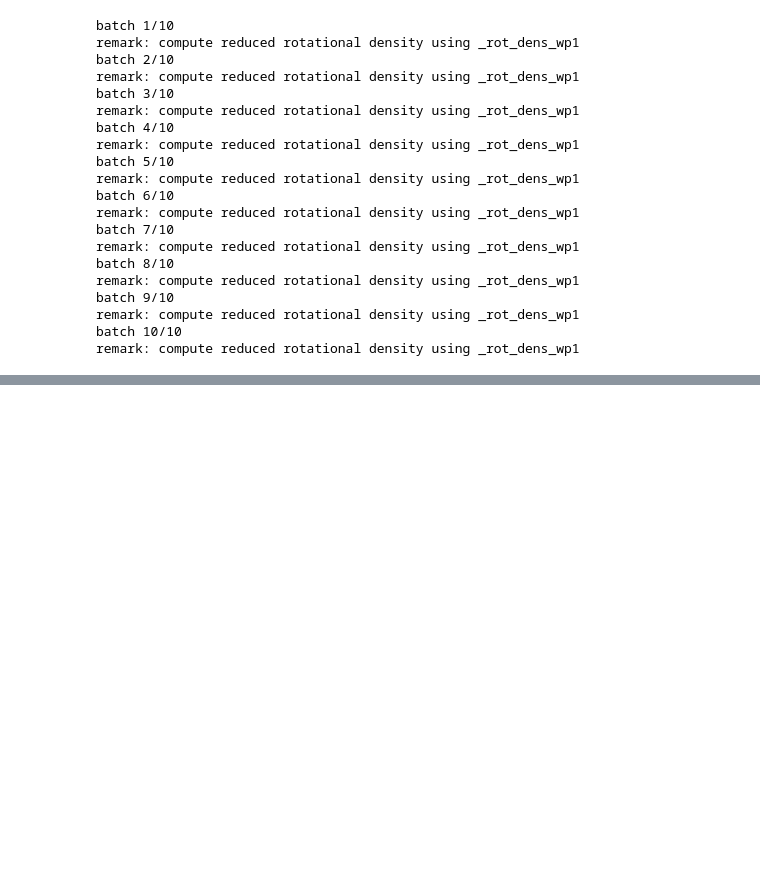
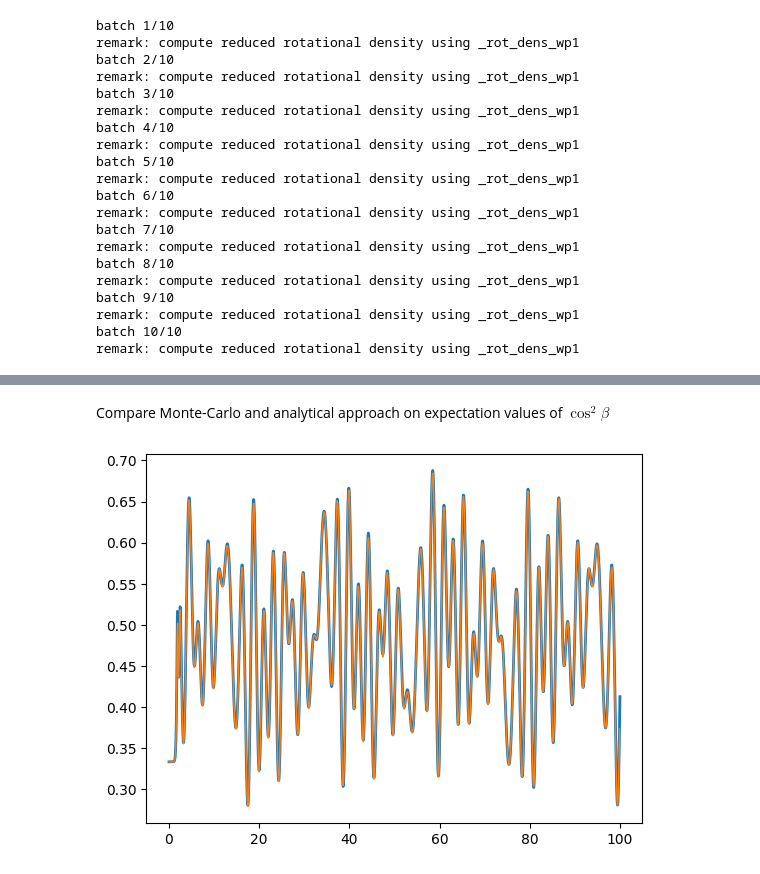
Before and after one commit to robochimps/richmol, a Jupyter notebook: examples/ocs_impulsive_alignment.ipynb, the cells around one changed output, grey strips where cells are left out. Saved outputs shown, nothing was run; the diff lists cells and outputs as text; code cells hidden in the pictures; blank space fills up the shorter version.

```diff
--- a/examples/ocs_impulsive_alignment.ipynb
+++ b/examples/ocs_impulsive_alignment.ipynb
@@ -220,0 +237,8 @@ plt.tight_layout()
+# %% [markdown]
+Compare Monte-Carlo and analytical approach on expectation values of $\cos^2\beta$
+# %%
+plt.plot(time, expval_cos2_beta, linewidth=2)
+plt.plot(t, mc_cos2_beta, linewidth=1)
+plt.show()
+# %% [output]
+[figure, added]
```
Also changed, not shown: parts of 8 cells of this notebook, 1 other file.
